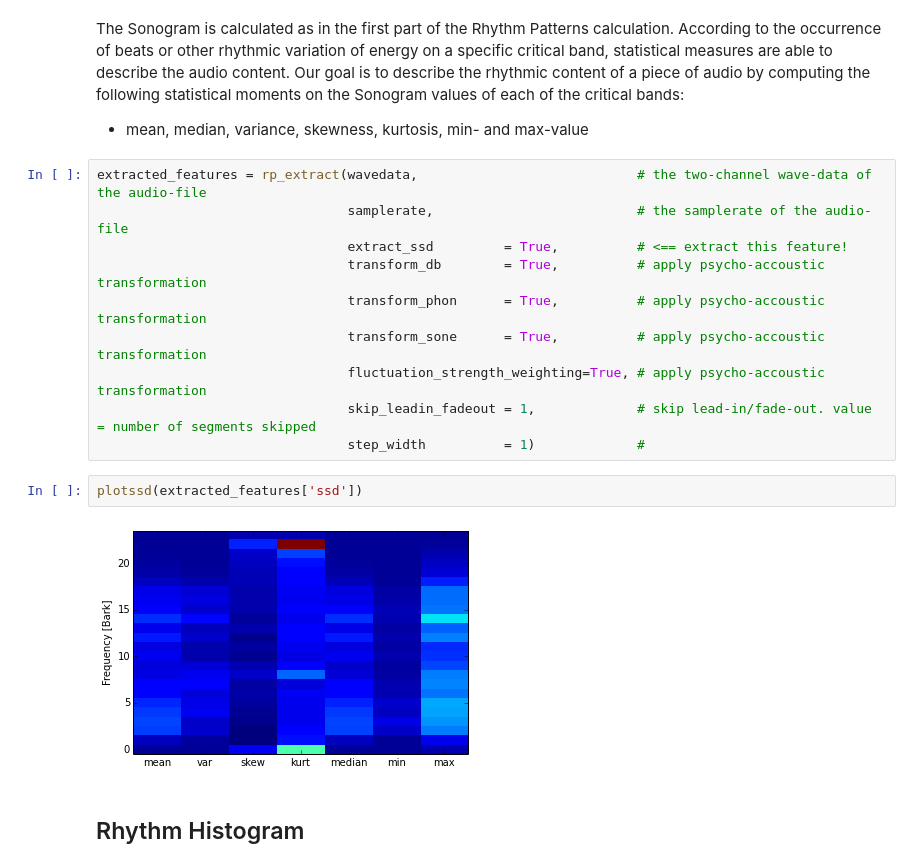
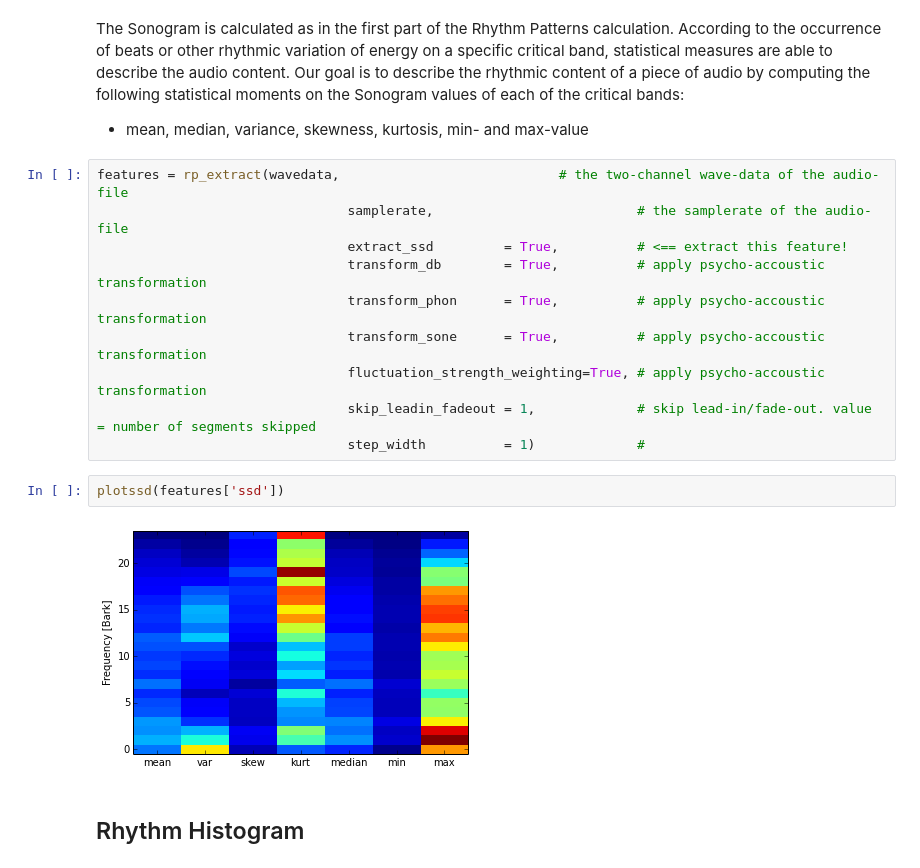
Before and after one commit to tuwien-musicir/rp_extract, a Jupyter notebook: RP_extract_Tutorial2.ipynb, the cells around one changed output. Cells and saved outputs as stored; diff of their text form.

```diff
--- a/RP_extract_Tutorial2.ipynb
+++ b/RP_extract_Tutorial2.ipynb
@@ -233,7 +233,7 @@ The Sonogram is calculated as in the first part of the Rhythm Patterns calculati
 
   * mean, median, variance, skewness, kurtosis, min- and max-value
 # %%
-extracted_features = rp_extract(wavedata,                            # the two-channel wave-data of the audio-file
+features = rp_extract(wavedata,                            # the two-channel wave-data of the audio-file
                                 samplerate,                          # the samplerate of the audio-file
                                 extract_ssd         = True,          # <== extract this feature!
                                 transform_db        = True,          # apply psycho-accoustic transformation
@@ -243,9 +243,9 @@ extracted_features = rp_extract(wavedata,                            # the two-c
                                 skip_leadin_fadeout = 1,             # skip lead-in/fade-out. value = number of segments skipped
                                 step_width          = 1)             #
 # %%
-plotssd(extracted_features['ssd'])
+plotssd(features['ssd'])
 # %% [output]
-[figure, old version]
+[figure, new version]
 # %% [markdown]
 ## Rhythm Histogram
 # %% [markdown]
```
Also changed, not shown: parts of 18 cells of this notebook.
